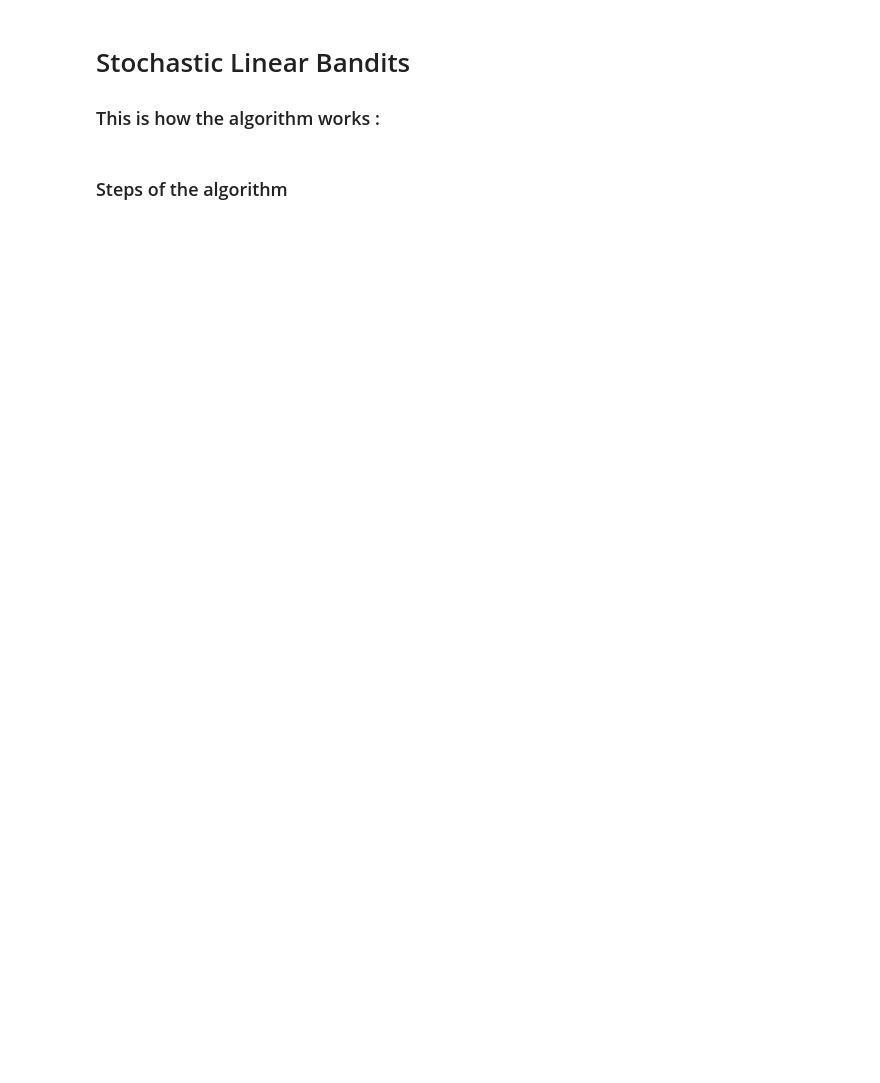
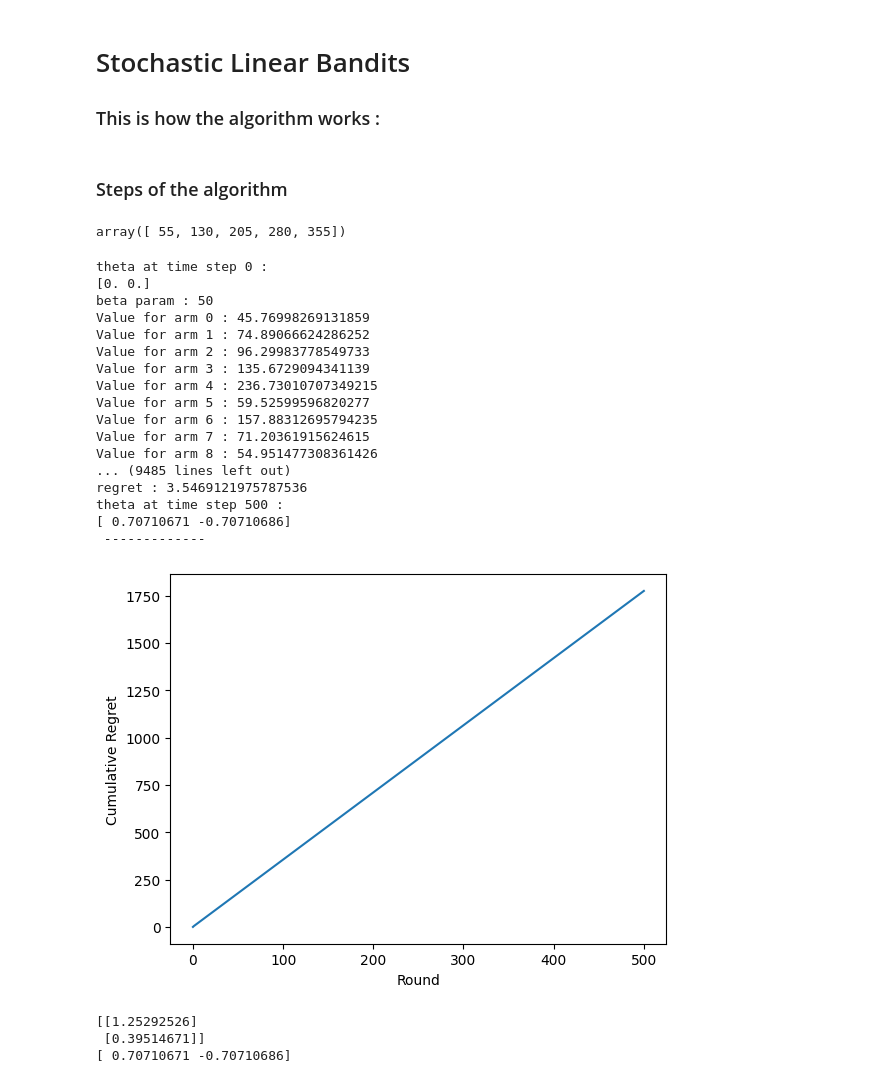
Before and after one commit to Thosam1/BachelorProject, a Jupyter notebook: Bandits/stochastic-linear-bandits/stochastic-linear-bandits.ipynb, the cells around one changed output. Cells and saved outputs as stored; diff of their text form; code cells hidden in the pictures; blank space fills up the shorter version.

```diff
--- a/Bandits/stochastic-linear-bandits/stochastic-linear-bandits.ipynb
+++ b/Bandits/stochastic-linear-bandits/stochastic-linear-bandits.ipynb
@@ -6,8 +6,8 @@ import matplotlib.pyplot as plt
 # Stochastic Linear Bandits
 
 ### This is how the algorithm works :
-# %% [markdown]
-### Steps of the algorithm
+# %% [markdown]
+### Steps of the algorithm
 # %%
 # values we know prior to running the algorithm
 n_arms = 10
@@ -84,0 +102,55 @@ def linUCB_algorithm(n_arms, n_features, item_features, true_theta, n_rounds, no
+# %%
+accc = np.random.normal(size=(n_features, n_arms))
+
+yolo = np.array([[1, 2, 3, 4, 5],
+              [6, 7, 8, 9, 10],
+              [11, 12, 13, 14, 15],
+              [16, 17, 18, 19, 20],
+              [21, 22, 23, 24, 25]])
+yili = np.array([1, 2, 3, 4, 5])
+
+np.dot(yolo, yili)
+# %% [output]
+array([ 55, 130, 205, 280, 355])
+# %%
+n_arms = 10
+n_features = 2
+item_features = np.random.normal(size=(n_features, n_arms))
+true_theta = np.random.normal(size=(n_features, 1))
+n_rounds = 500
+noise = 0.0 # 0.1 -> can lead to negative regret since the reward could be the optimal + some noise
+beta_param = 6
+lambda_param = 0.01
+delta_param = 0.1
+
+actions, rewards, regrets, theta_hat = linUCB_algorithm(n_arms, n_features, item_features, true_theta, n_rounds, noise, lambda_param, beta_param, delta_param)
+
+plt.plot(regrets)
+plt.xlabel('Round')
+plt.ylabel('Cumulative Regret')
+plt.show()
+
+print(true_theta)
+print(theta_hat / np.linalg.norm(theta_hat))
+# %% [output]
+theta at time step 0 :
+[0. 0.]
+beta param : 50
+Value for arm 0 : 45.76998269131859
+Value for arm 1 : 74.89066624286252
+Value for arm 2 : 96.29983778549733
+Value for arm 3 : 135.6729094341139
+Value for arm 4 : 236.73010707349215
+Value for arm 5 : 59.52599596820277
+Value for arm 6 : 157.88312695794235
+Value for arm 7 : 71.20361915624615
+Value for arm 8 : 54.951477308361426
+... (9485 lines left out)
+regret : 3.5469121975787536
+theta at time step 500 :
+[ 0.70710671 -0.70710686]
+ -------------
+[figure, added]
+[[1.25292526]
+ [0.39514671]]
+[ 0.70710671 -0.70710686]
```
Also changed, not shown: parts of 3 cells of this notebook.
